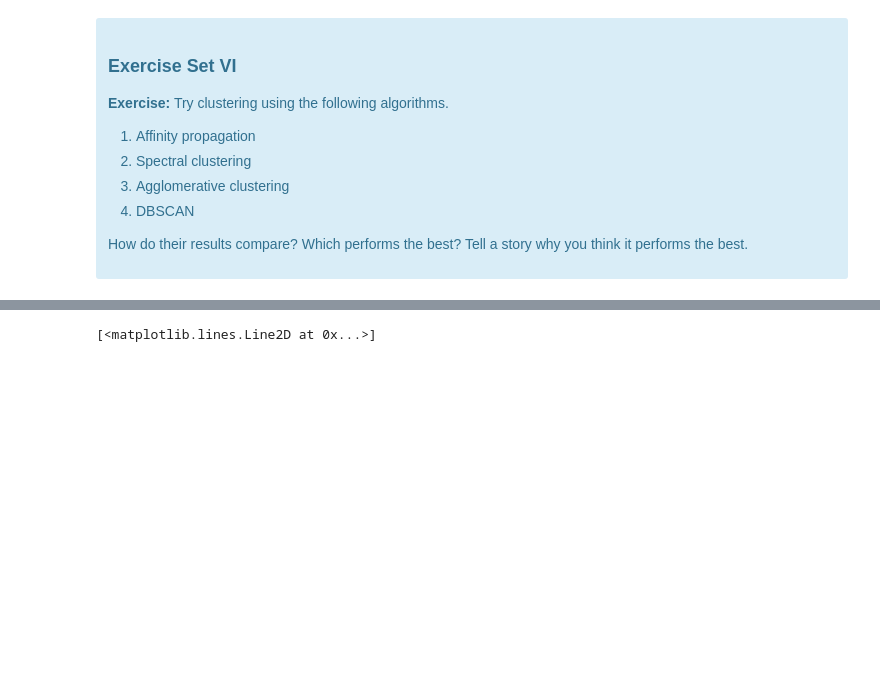
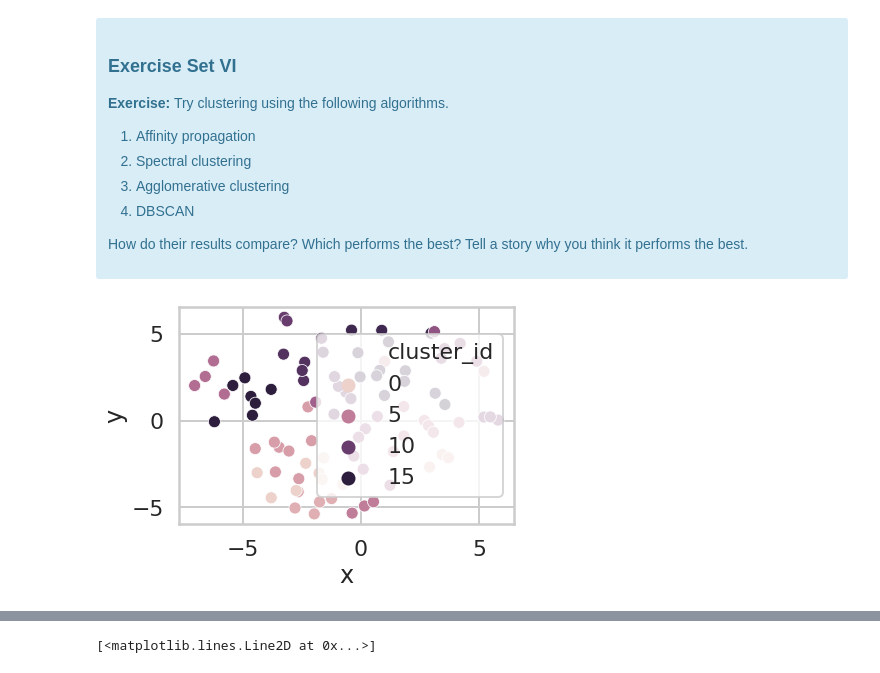
Before and after one commit to BoshengW/SpringBoard, a Jupyter notebook: Unit8_mini_project/Mini_Project_Clustering.ipynb, the cells around one changed output, grey strips where cells are left out. Cells and saved outputs as stored; diff of their text form; code cells hidden in the pictures; blank space fills up the shorter version.

Commit message:
add tsne for performing clustering algorithm

```diff
--- a/Unit8_mini_project/Mini_Project_Clustering.ipynb
+++ b/Unit8_mini_project/Mini_Project_Clustering.ipynb
@@ -545,3 +537,30 @@ Affi_cluster = AffinityPropagation().fit(x_cols)
+# %%
+# Your turn
+
+## affinity propagation
+from sklearn.cluster import AffinityPropagation
+from sklearn.manifold import TSNE
+
+
+Affi_cluster = AffinityPropagation().fit(x_cols)
+X_embedded = TSNE(n_components=2).fit_transform(x_cols)
+## get x, y after reducing dimonsion
+col_x = X_embedded[:,0]
+col_y = X_embedded[:,1]
+
+## add x, y columns in customer dataframe
+tSNE_dict = {
+    "customer_name": x_cols.index,
+    "cluster_id": Affi_cluster.labels_,
+    "x": col_x,
+    "y": col_y
+}
+
+df_tSNE = pd.DataFrame(tSNE_dict)
+
+ax = sns.scatterplot(x="x", y="y", hue="cluster_id", data=df_tSNE)
+# %% [output]
+[figure, added]
 # %%
 # Spectral clustering
 from sklearn.cluster import SpectralClustering
```
Also changed, not shown: parts of 5 cells of this notebook.
